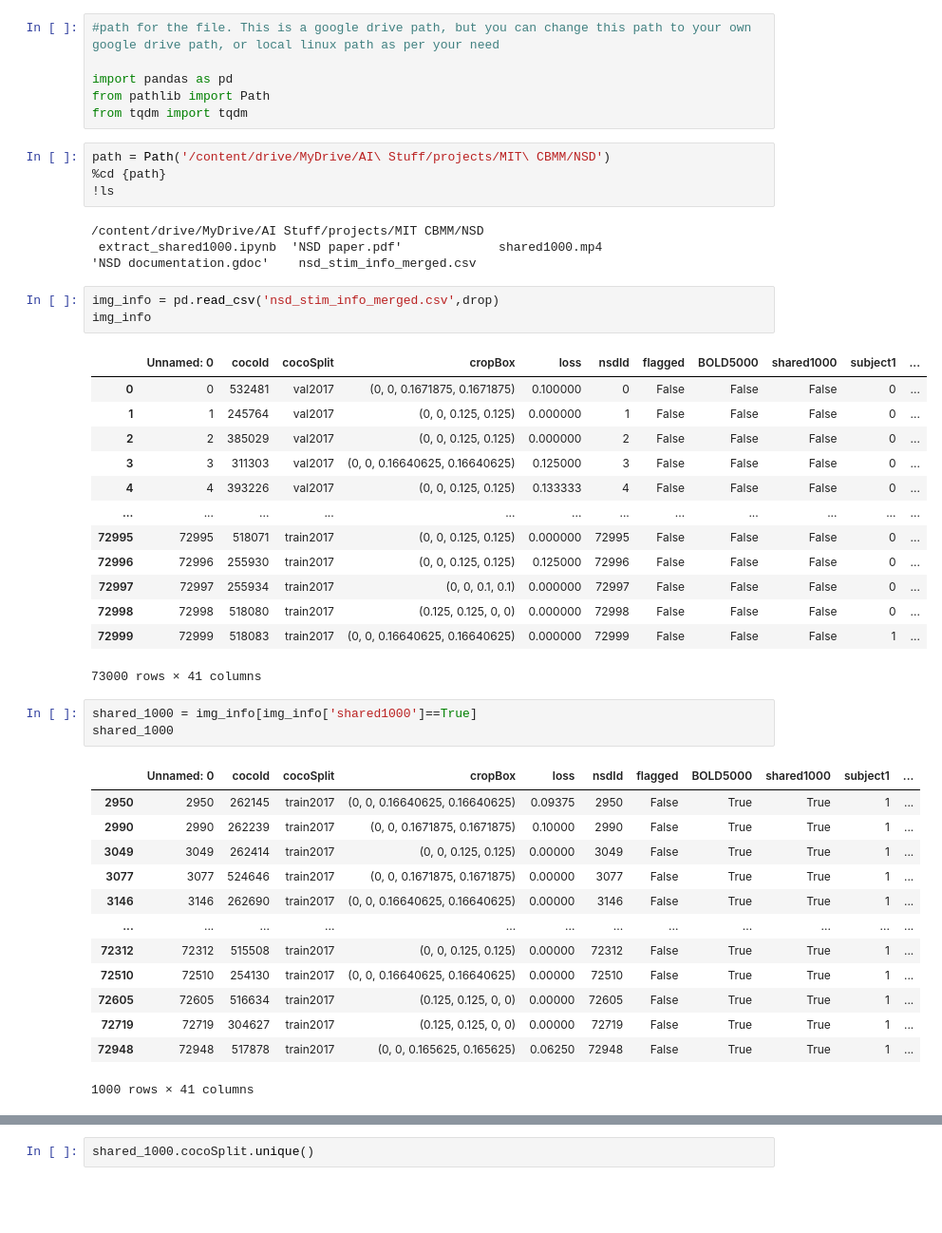
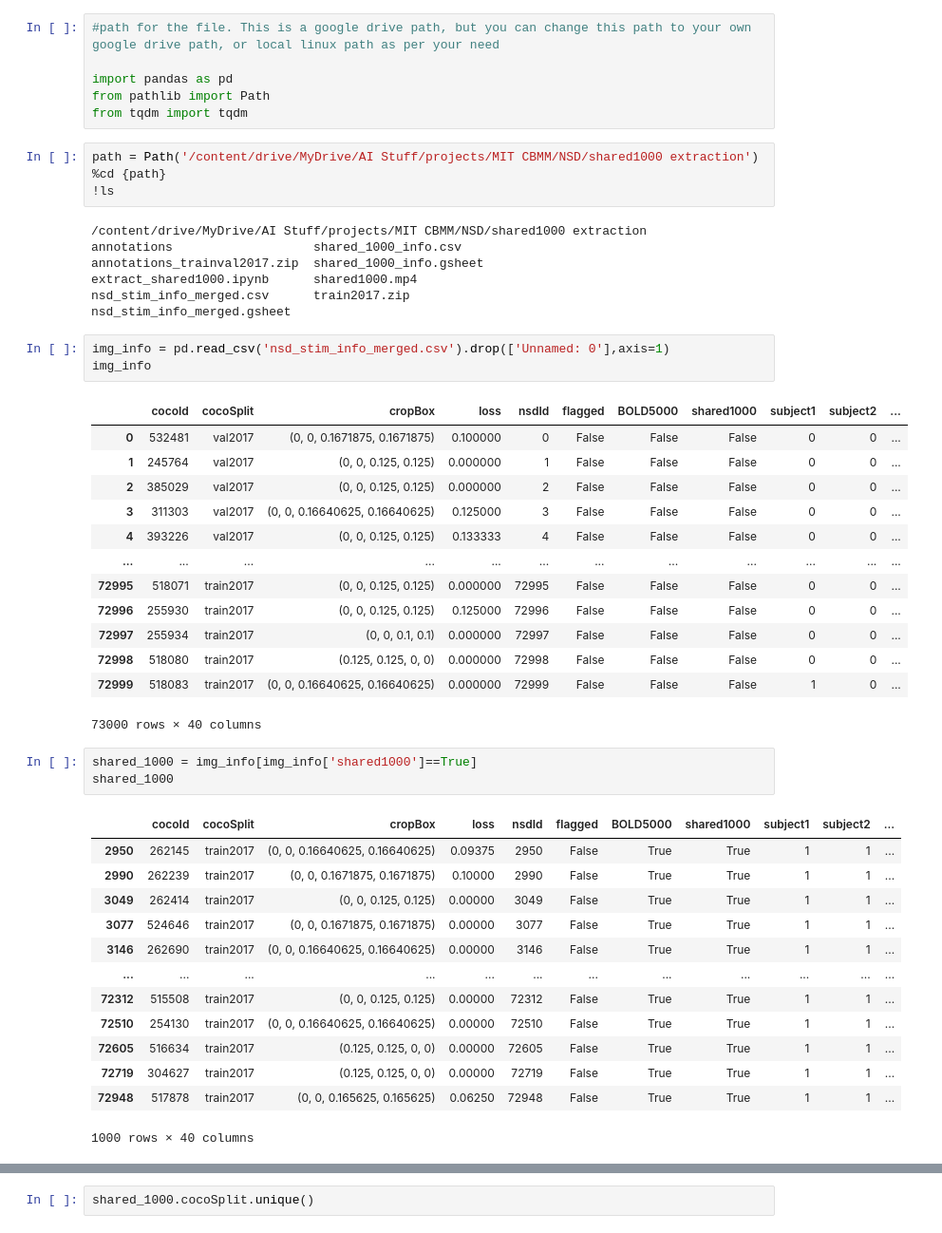
Before and after one commit to PalaashAgrawal/NSD_exploration, a Jupyter notebook: extract_shared1000.ipynb, the cells around one changed output, grey strips where cells are left out. Shown: that part at 95% size. Drawn from its saved outputs; the diff is of its cells as text; blank space fills up the shorter version.

```diff
--- a/extract_shared1000.ipynb
+++ b/extract_shared1000.ipynb
@@ -11,44 +11,47 @@ import pandas as pd
 from pathlib import Path
 from tqdm import tqdm
 # %%
-path = Path('/content/drive/MyDrive/AI\ Stuff/projects/MIT\ CBMM/NSD')
+path = Path('/content/drive/MyDrive/AI Stuff/projects/MIT CBMM/NSD/shared1000 extraction')
 %cd {path}
 !ls
 # %% [output]
-/content/drive/MyDrive/AI Stuff/projects/MIT CBMM/NSD
- extract_shared1000.ipynb  'NSD paper.pdf'             shared1000.mp4
-'NSD documentation.gdoc'    nsd_stim_info_merged.csv
+/content/drive/MyDrive/AI Stuff/projects/MIT CBMM/NSD/shared1000 extraction
+annotations                   shared_1000_info.csv
+annotations_trainval2017.zip  shared_1000_info.gsheet
+extract_shared1000.ipynb      shared1000.mp4
+nsd_stim_info_merged.csv      train2017.zip
+nsd_stim_info_merged.gsheet
 # %%
-img_info = pd.read_csv('nsd_stim_info_merged.csv',drop)
+img_info = pd.read_csv('nsd_stim_info_merged.csv').drop(['Unnamed: 0'],axis=1)
 img_info
 # %% [output]
-|  | Unnamed: 0 | cocoId | cocoSplit | cropBox | loss | nsdId | flagged | BOLD5000 | shared1000 | subject1 | ... |
-| 0 | 0 | 532481 | val2017 | (0, 0, 0.1671875, 0.1671875) | 0.100000 | 0 | False | False | False | 0 | ... |
-| 1 | 1 | 245764 | val2017 | (0, 0, 0.125, 0.125) | 0.000000 | 1 | False | False | False | 0 | ... |
-| 2 | 2 | 385029 | val2017 | (0, 0, 0.125, 0.125) | 0.000000 | 2 | False | False | False | 0 | ... |
-| 3 | 3 | 311303 | val2017 | (0, 0, 0.16640625, 0.16640625) | 0.125000 | 3 | False | False | False | 0 | ... |
-| 4 | 4 | 393226 | val2017 | (0, 0, 0.125, 0.125) | 0.133333 | 4 | False | False | False | 0 | ... |
+|  | cocoId | cocoSplit | cropBox | loss | nsdId | flagged | BOLD5000 | shared1000 | subject1 | subject2 | ... |
+| 0 | 532481 | val2017 | (0, 0, 0.1671875, 0.1671875) | 0.100000 | 0 | False | False | False | 0 | 0 | ... |
+| 1 | 245764 | val2017 | (0, 0, 0.125, 0.125) | 0.000000 | 1 | False | False | False | 0 | 0 | ... |
+| 2 | 385029 | val2017 | (0, 0, 0.125, 0.125) | 0.000000 | 2 | False | False | False | 0 | 0 | ... |
+| 3 | 311303 | val2017 | (0, 0, 0.16640625, 0.16640625) | 0.125000 | 3 | False | False | False | 0 | 0 | ... |
+| 4 | 393226 | val2017 | (0, 0, 0.125, 0.125) | 0.133333 | 4 | False | False | False | 0 | 0 | ... |
 | ... | ... | ... | ... | ... | ... | ... | ... | ... | ... | ... | ... |
-| 72995 | 72995 | 518071 | train2017 | (0, 0, 0.125, 0.125) | 0.000000 | 72995 | False | False | False | 0 | ... |
-| 72996 | 72996 | 255930 | train2017 | (0, 0, 0.125, 0.125) | 0.125000 | 72996 | False | False | False | 0 | ... |
-| 72997 | 72997 | 255934 | train2017 | (0, 0, 0.1, 0.1) | 0.000000 | 72997 | False | False | False | 0 | ... |
-| 72998 | 72998 | 518080 | train2017 | (0.125, 0.125, 0, 0) | 0.000000 | 72998 | False | False | False | 0 | ... |
-| 72999 | 72999 | 518083 | train2017 | (0, 0, 0.16640625, 0.16640625) | 0.000000 | 72999 | False | False | False | 1 | ... |
+| 72995 | 518071 | train2017 | (0, 0, 0.125, 0.125) | 0.000000 | 72995 | False | False | False | 0 | 0 | ... |
+| 72996 | 255930 | train2017 | (0, 0, 0.125, 0.125) | 0.125000 | 72996 | False | False | False | 0 | 0 | ... |
+| 72997 | 255934 | train2017 | (0, 0, 0.1, 0.1) | 0.000000 | 72997 | False | False | False | 0 | 0 | ... |
+| 72998 | 518080 | train2017 | (0.125, 0.125, 0, 0) | 0.000000 | 72998 | False | False | False | 0 | 0 | ... |
+| 72999 | 518083 | train2017 | (0, 0, 0.16640625, 0.16640625) | 0.000000 | 72999 | False | False | False | 1 | 0 | ... |
-73000 rows × 41 columns
+73000 rows × 40 columns
 # %%
 shared_1000 = img_info[img_info['shared1000']==True]
 shared_1000
 # %% [output]
-|  | Unnamed: 0 | cocoId | cocoSplit | cropBox | loss | nsdId | flagged | BOLD5000 | shared1000 | subject1 | ... |
-| 2950 | 2950 | 262145 | train2017 | (0, 0, 0.16640625, 0.16640625) | 0.09375 | 2950 | False | True | True | 1 | ... |
-| 2990 | 2990 | 262239 | train2017 | (0, 0, 0.1671875, 0.1671875) | 0.10000 | 2990 | False | True | True | 1 | ... |
-| 3049 | 3049 | 262414 | train2017 | (0, 0, 0.125, 0.125) | 0.00000 | 3049 | False | True | True | 1 | ... |
-| 3077 | 3077 | 524646 | train2017 | (0, 0, 0.1671875, 0.1671875) | 0.00000 | 3077 | False | True | True | 1 | ... |
-| 3146 | 3146 | 262690 | train2017 | (0, 0, 0.16640625, 0.16640625) | 0.00000 | 3146 | False | True | True | 1 | ... |
+|  | cocoId | cocoSplit | cropBox | loss | nsdId | flagged | BOLD5000 | shared1000 | subject1 | subject2 | ... |
+| 2950 | 262145 | train2017 | (0, 0, 0.16640625, 0.16640625) | 0.09375 | 2950 | False | True | True | 1 | 1 | ... |
+| 2990 | 262239 | train2017 | (0, 0, 0.1671875, 0.1671875) | 0.10000 | 2990 | False | True | True | 1 | 1 | ... |
+| 3049 | 262414 | train2017 | (0, 0, 0.125, 0.125) | 0.00000 | 3049 | False | True | True | 1 | 1 | ... |
+| 3077 | 524646 | train2017 | (0, 0, 0.1671875, 0.1671875) | 0.00000 | 3077 | False | True | True | 1 | 1 | ... |
+| 3146 | 262690 | train2017 | (0, 0, 0.16640625, 0.16640625) | 0.00000 | 3146 | False | True | True | 1 | 1 | ... |
 | ... | ... | ... | ... | ... | ... | ... | ... | ... | ... | ... | ... |
-| 72312 | 72312 | 515508 | train2017 | (0, 0, 0.125, 0.125) | 0.00000 | 72312 | False | True | True | 1 | ... |
-| 72510 | 72510 | 254130 | train2017 | (0, 0, 0.16640625, 0.16640625) | 0.00000 | 72510 | False | True | True | 1 | ... |
-| 72605 | 72605 | 516634 | train2017 | (0.125, 0.125, 0, 0) | 0.00000 | 72605 | False | True | True | 1 | ... |
-| 72719 | 72719 | 304627 | train2017 | (0.125, 0.125, 0, 0) | 0.00000 | 72719 | False | True | True | 1 | ... |
-| 72948 | 72948 | 517878 | train2017 | (0, 0, 0.165625, 0.165625) | 0.06250 | 72948 | False | True | True | 1 | ... |
+| 72312 | 515508 | train2017 | (0, 0, 0.125, 0.125) | 0.00000 | 72312 | False | True | True | 1 | 1 | ... |
+| 72510 | 254130 | train2017 | (0, 0, 0.16640625, 0.16640625) | 0.00000 | 72510 | False | True | True | 1 | 1 | ... |
+| 72605 | 516634 | train2017 | (0.125, 0.125, 0, 0) | 0.00000 | 72605 | False | True | True | 1 | 1 | ... |
+| 72719 | 304627 | train2017 | (0.125, 0.125, 0, 0) | 0.00000 | 72719 | False | True | True | 1 | 1 | ... |
+| 72948 | 517878 | train2017 | (0, 0, 0.165625, 0.165625) | 0.06250 | 72948 | False | True | True | 1 | 1 | ... |
-1000 rows × 41 columns
+1000 rows × 40 columns
```
Also changed, not shown: parts of 14 cells of this notebook, 1 other file.
